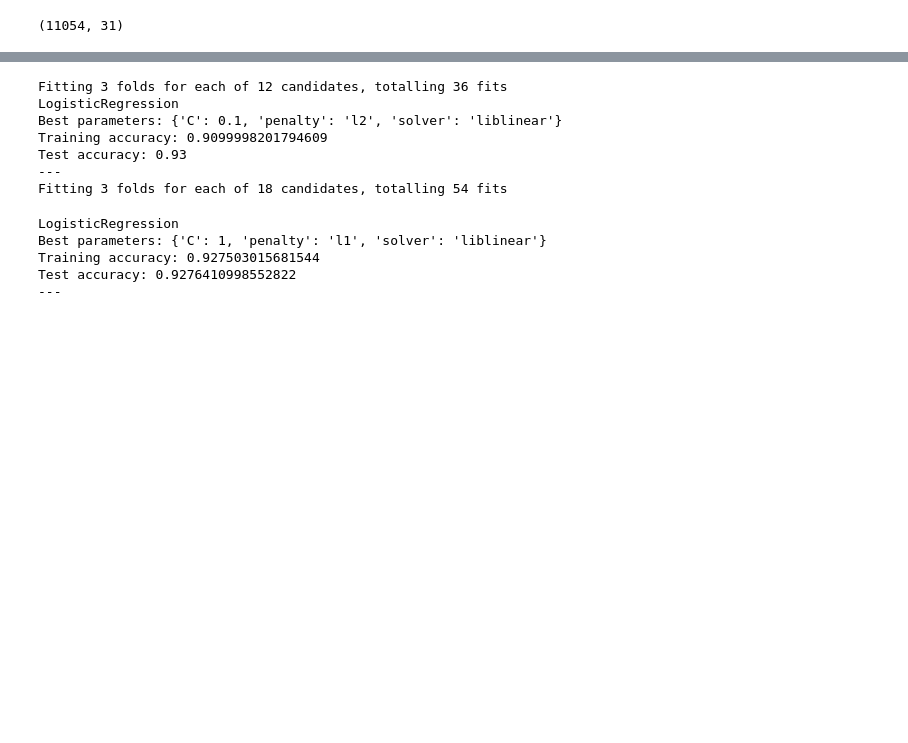
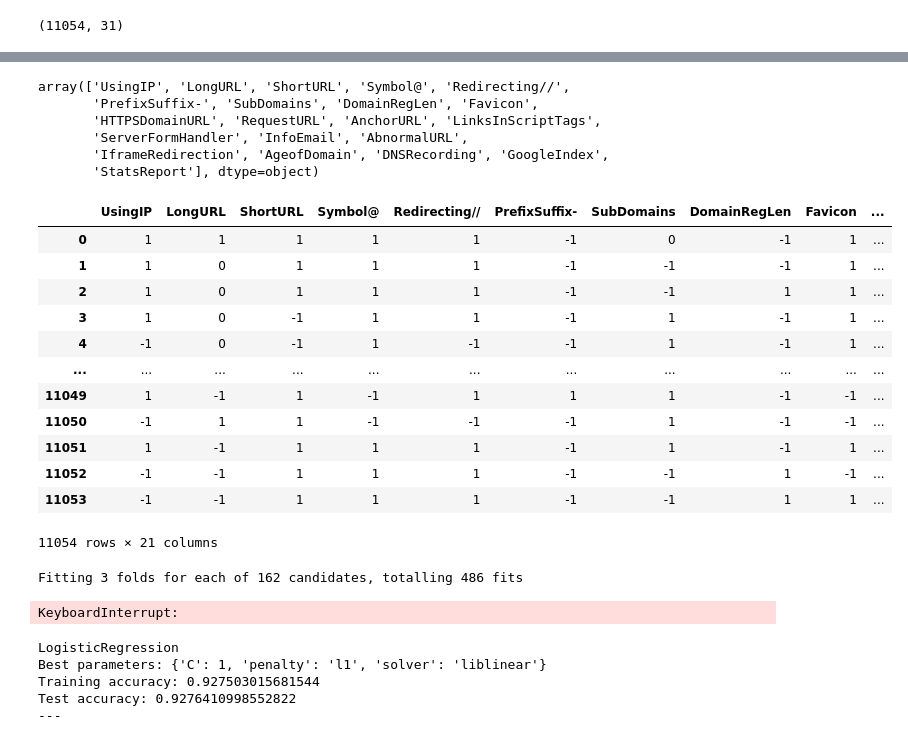
Before and after one commit to phalashi/WISE_203, a Jupyter notebook: testing_classifiers.ipynb, the cells around one changed output, grey strips where cells are left out. Cells and saved outputs as stored; diff of their text form; code cells hidden in the pictures; blank space fills up the shorter version.

```diff
--- a/testing_classifiers.ipynb
+++ b/testing_classifiers.ipynb
@@ -36,12 +36,5 @@ corr_matrix = labels.corr().abs()
 
 # Select upper triangle of correlation matrix
 upper = corr_matrix.where(np.triu(np.ones(corr_matrix.shape), k=1).astype(bool))
-
-# Find index of feature columns with correlation greater than 0.70
-to_drop = [column for column in upper.columns if any(upper[column] > 0.70)]
-
-
-# Drop highly correlated features
-labels = labels.drop(columns=to_drop)
-labels.shape
+print(pd.DataFrame(upper))
 # %% [output]
@@ -49,3 +58,30 @@ labels.shape
+# %%
+relevant = [1, 2, 3, 4, 5, 6, 7, 9, 10, 12, 13, 14, 15, 16, 17, 18, 23, 24, 25, 28, 30]
+features = np.array(labels.columns)[relevant]
+features
+# %% [output]
+array(['UsingIP', 'LongURL', 'ShortURL', 'Symbol@', 'Redirecting//',
+       'PrefixSuffix-', 'SubDomains', 'DomainRegLen', 'Favicon',
+       'HTTPSDomainURL', 'RequestURL', 'AnchorURL', 'LinksInScriptTags',
+       'ServerFormHandler', 'InfoEmail', 'AbnormalURL',
+       'IframeRedirection', 'AgeofDomain', 'DNSRecording', 'GoogleIndex',
+       'StatsReport'], dtype=object)
+# %%
+labels[features]
+# %% [output]
+|  | UsingIP | LongURL | ShortURL | Symbol@ | Redirecting// | PrefixSuffix- | SubDomains | DomainRegLen | Favicon | ... |
+| 0 | 1 | 1 | 1 | 1 | 1 | -1 | 0 | -1 | 1 | ... |
+| 1 | 1 | 0 | 1 | 1 | 1 | -1 | -1 | -1 | 1 | ... |
+| 2 | 1 | 0 | 1 | 1 | 1 | -1 | -1 | 1 | 1 | ... |
+| 3 | 1 | 0 | -1 | 1 | 1 | -1 | 1 | -1 | 1 | ... |
+| 4 | -1 | 0 | -1 | 1 | -1 | -1 | 1 | -1 | 1 | ... |
+| ... | ... | ... | ... | ... | ... | ... | ... | ... | ... | ... |
+| 11049 | 1 | -1 | 1 | -1 | 1 | 1 | 1 | -1 | -1 | ... |
+| 11050 | -1 | 1 | 1 | -1 | -1 | -1 | 1 | -1 | -1 | ... |
+| 11051 | 1 | -1 | 1 | 1 | 1 | -1 | 1 | -1 | 1 | ... |
+| 11052 | -1 | -1 | 1 | 1 | 1 | -1 | -1 | 1 | -1 | ... |
+| 11053 | -1 | -1 | 1 | 1 | 1 | -1 | -1 | 1 | 1 | ... |
+11054 rows × 21 columns
 # %%
 # Train test split
 training_labels, testing_labels, training_target, testing_target  = train_test_split(labels, target, random_state = 42, )
@@ -91,15 +127,15 @@ param_grid_ada = {
 
 # Create a list of classifiers with their corresponding hyperparameters
 classifiers = [
-    (LogisticRegression(), param_grid_lr),
-    (SVC(), param_grid_svc),
+    #(LogisticRegression(), param_grid_lr),
+    #(SVC(), param_grid_svc),
     (RandomForestClassifier(random_state=42), param_grid_rf),
     (GradientBoostingClassifier(random_state=42), param_grid_gb),
     (DecisionTreeClassifier(random_state=42), param_grid_dt),
     (KNeighborsClassifier(), param_grid_knn),
     (GaussianNB(), None),
-    (AdaBoostClassifier(random_state=42), param_grid_ada),
-    (LinearDiscriminantAnalysis(), None),
+    #(AdaBoostClassifier(random_state=42), param_grid_ada),
+    #(LinearDiscriminantAnalysis(), None),
     (QuadraticDiscriminantAnalysis(), None)
 ]
 
@@ -121,13 +157,8 @@ for clf, param_grid in classifiers:
         print("Test accuracy:", clf.score(testing_labels[:n_max], testing_target[:n_max]))
         print("---")
 # %% [output]
-Fitting 3 folds for each of 12 candidates, totalling 36 fits
-LogisticRegression
-Best parameters: {'C': 0.1, 'penalty': 'l2', 'solver': 'liblinear'}
-Training accuracy: 0.9099998201794609
-Test accuracy: 0.93
----
-Fitting 3 folds for each of 18 candidates, totalling 54 fits
+Fitting 3 folds for each of 162 candidates, totalling 486 fits
+KeyboardInterrupt:
 # %%
 clf, param_grid = LogisticRegression(), param_grid_lr
 grid_search = GridSearchCV(clf, param_grid=param_grid, cv=5)
```
Also changed, not shown: parts of 3 cells of this notebook, 21 other files.
